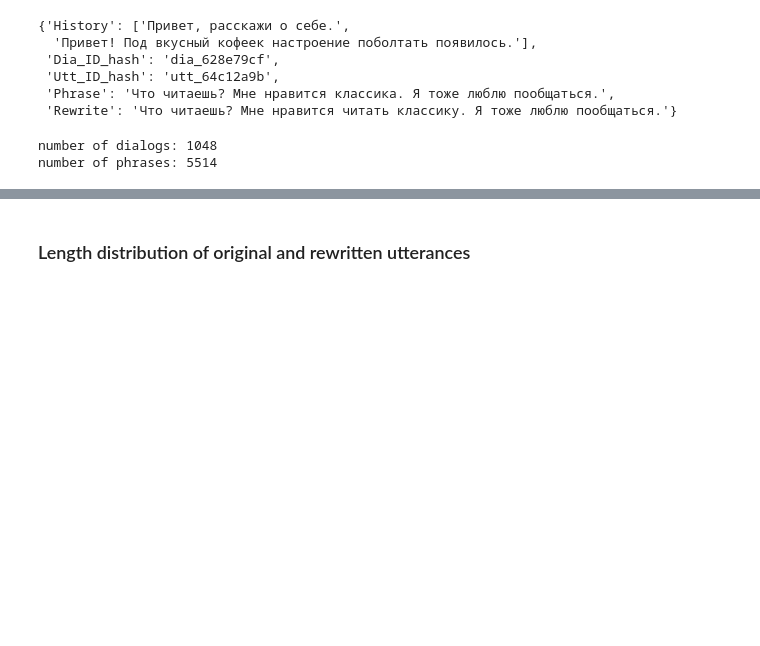
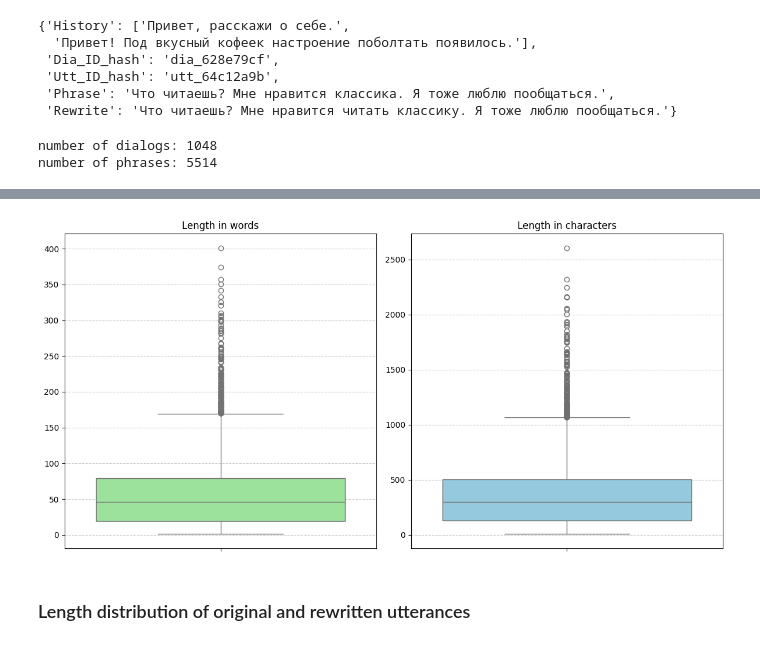
Before and after one commit to pa-shk/context_dependency_resolution, a Jupyter notebook: data/EDA_2RCa.ipynb, the cells around one changed output, grey strips where cells are left out. Drawn from its saved outputs; the diff is of its cells as text; code cells hidden in the pictures; blank space fills up the shorter version.

```diff
--- a/data/EDA_2RCa.ipynb
+++ b/data/EDA_2RCa.ipynb
@@ -149,4 +148,23 @@ pd.Series(history_len_wrd).describe()
 dtype: float64
+# %%
+plt.figure(figsize=(12, 6))
+
+plt.subplot(1, 2, 2)
+sns.boxplot(y=history_len_chr, color='skyblue')
+plt.title('Length in characters')
+plt.grid(axis='y', linestyle='--', alpha=0.7)
+
+
+plt.subplot(1, 2, 1)
+sns.boxplot(y=history_len_wrd, color='lightgreen')
+plt.title('Length in words')
+plt.grid(axis='y', linestyle='--', alpha=0.7)
+
+
+plt.tight_layout()
+plt.show()
+# %% [output]
+[figure, added]
 # %% [markdown]
 ### Length distribution of original and rewritten utterances
 # %%
```
Also changed, not shown: parts of 16 cells of this notebook.
